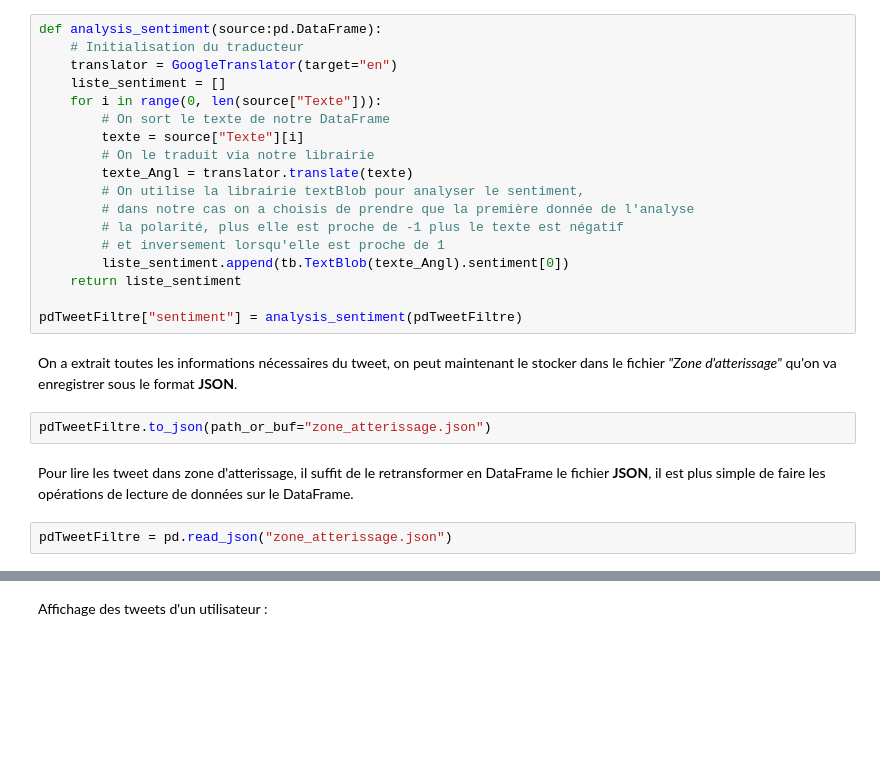
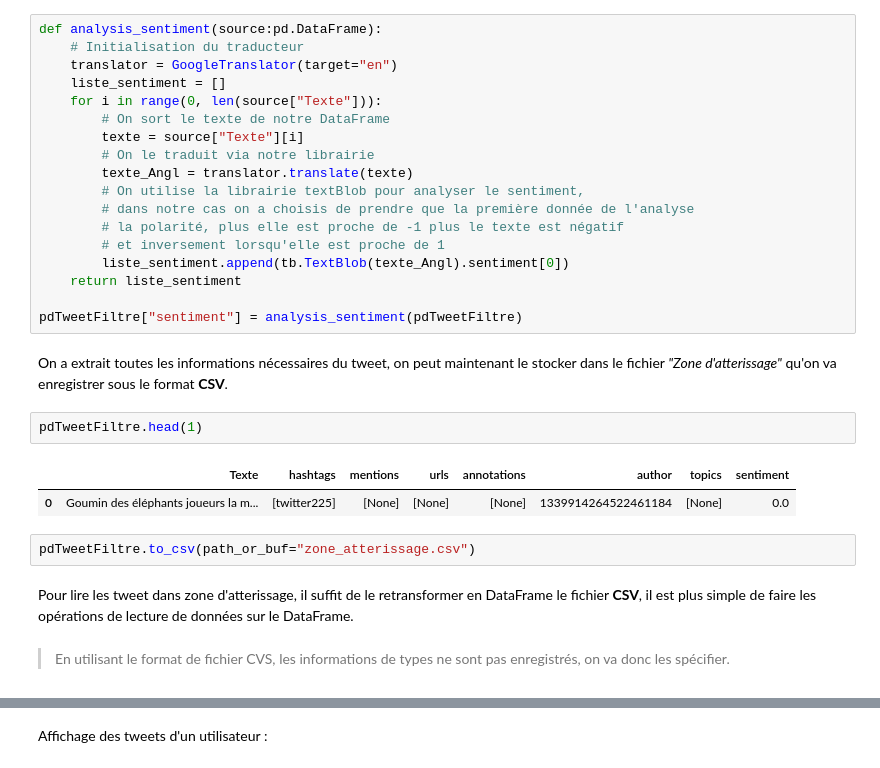
Before and after one commit to uvsq22102587/ProjetAnalyseDeDonnees, a Jupyter notebook: Notebook Final.ipynb, the cells around one changed output, grey strips where cells are left out. Saved outputs shown, nothing was run; the diff lists cells and outputs as text; blank space fills up the shorter version.

```diff
--- a/Notebook Final.ipynb
+++ b/Notebook Final.ipynb
@@ -336,10 +336,15 @@ def analysis_sentiment(source:pd.DataFrame):
 
 pdTweetFiltre["sentiment"] = analysis_sentiment(pdTweetFiltre)
 # %% [markdown]
-On a extrait toutes les informations nécessaires du tweet, on peut maintenant le stocker dans le fichier *"Zone d'atterissage"* qu'on va enregistrer sous le format **JSON**.
+On a extrait toutes les informations nécessaires du tweet, on peut maintenant le stocker dans le fichier *"Zone d'atterissage"* qu'on va enregistrer sous le format **CSV**.
+# %%
+pdTweetFiltre.head(1)
+# %% [output]
+|  | Texte | hashtags | mentions | urls | annotations | author | topics | sentiment |
+| 0 | Goumin des éléphants joueurs la m... | [twitter225] | [None] | [None] | [None] | 1339914264522461184 | [None] | 0.0 |
 # %%
-pdTweetFiltre.to_json(path_or_buf="zone_atterissage.json")
+pdTweetFiltre.to_csv(path_or_buf="zone_atterissage.csv")
 # %% [markdown]
-Pour lire les tweet dans zone d'atterissage, il suffit de le retransformer en DataFrame le fichier **JSON**, il est plus simple de faire les opérations de lecture de données sur le DataFrame.
+Pour lire les tweet dans zone d'atterissage, il suffit de le retransformer en DataFrame le fichier **CSV**, il est plus simple de faire les opérations de lecture de données sur le DataFrame.
-# %%
-pdTweetFiltre = pd.read_json("zone_atterissage.json")
+# %% [markdown]
+> En utilisant le format de fichier CVS, les informations de types ne sont pas enregistrés, on va donc les spécifier.
```
Also changed, not shown: parts of 14 cells of this notebook, 1 other file.
